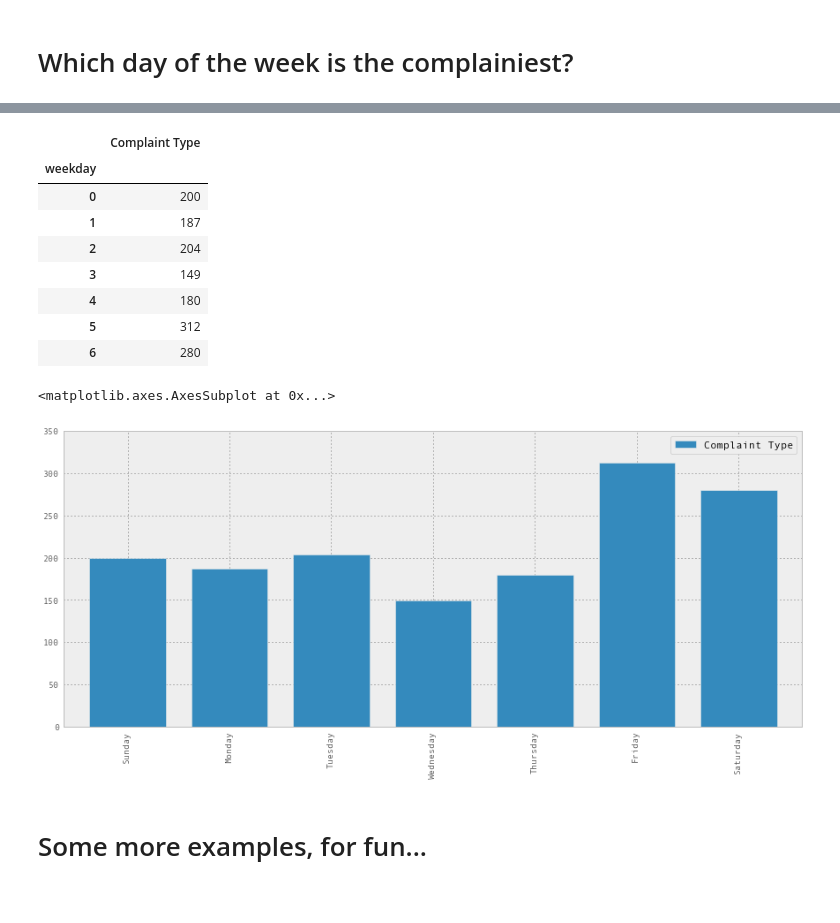
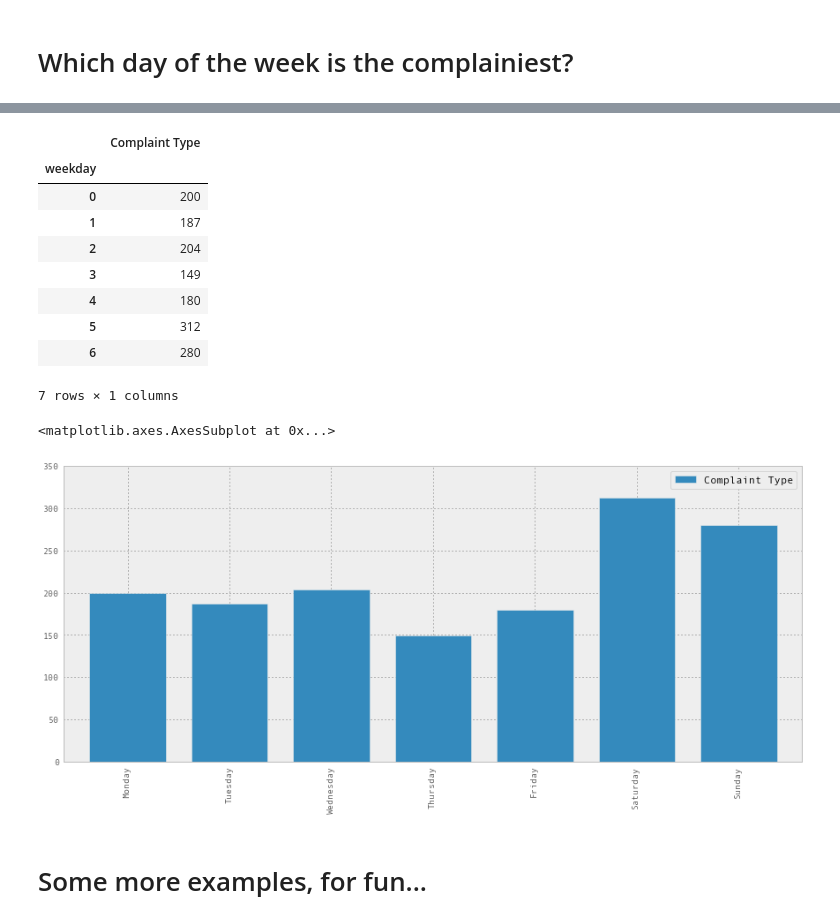
Before and after one commit to jvns/talks, a Jupyter notebook: pydatanyc2013/NYC Python talk.ipynb, the cells around one changed output, grey strips where cells are left out. Drawn from its saved outputs; the diff is of its cells as text; code cells hidden in the pictures.

```diff
--- a/pydatanyc2013/NYC Python talk.ipynb
+++ b/pydatanyc2013/NYC Python talk.ipynb
@@ -289,3 +293,7 @@ noise_complaints.set_index('Created Date').sort_index().resample('D', how=len).p
 [figure]
 # %% [markdown]
 # Which day of the week is the complainiest?
+# %%
+complaints = requests[['Created Date', 'Complaint Type']]
+noise_complaints = complaints[complaints['Complaint Type'] == 'Noise - Street/Sidewalk']
+noise_complaints = noise_complaints.set_index('Created Date').sort_index()
@@ -305,12 +344,13 @@ complaints_by_day
 | 4 | 180 |
 | 5 | 312 |
 | 6 | 280 |
+7 rows × 1 columns
 # %%
-complaints_by_day.index = ['Sunday', 'Monday', 'Tuesday', 'Wednesday', 'Thursday', 'Friday', 'Saturday']
+complaints_by_day.index = ['Monday', 'Tuesday', 'Wednesday', 'Thursday', 'Friday', 'Saturday', 'Sunday']
 complaints_by_day.plot(kind='bar')
 # %% [output]
 <matplotlib.axes.AxesSubplot at 0x...>
-[figure, old version]
+[figure, new version]
 # %% [markdown]
 # Some more examples, for fun...
 # %% [markdown]
```
Also changed, not shown: parts of 15 cells of this notebook, 2 other files.
